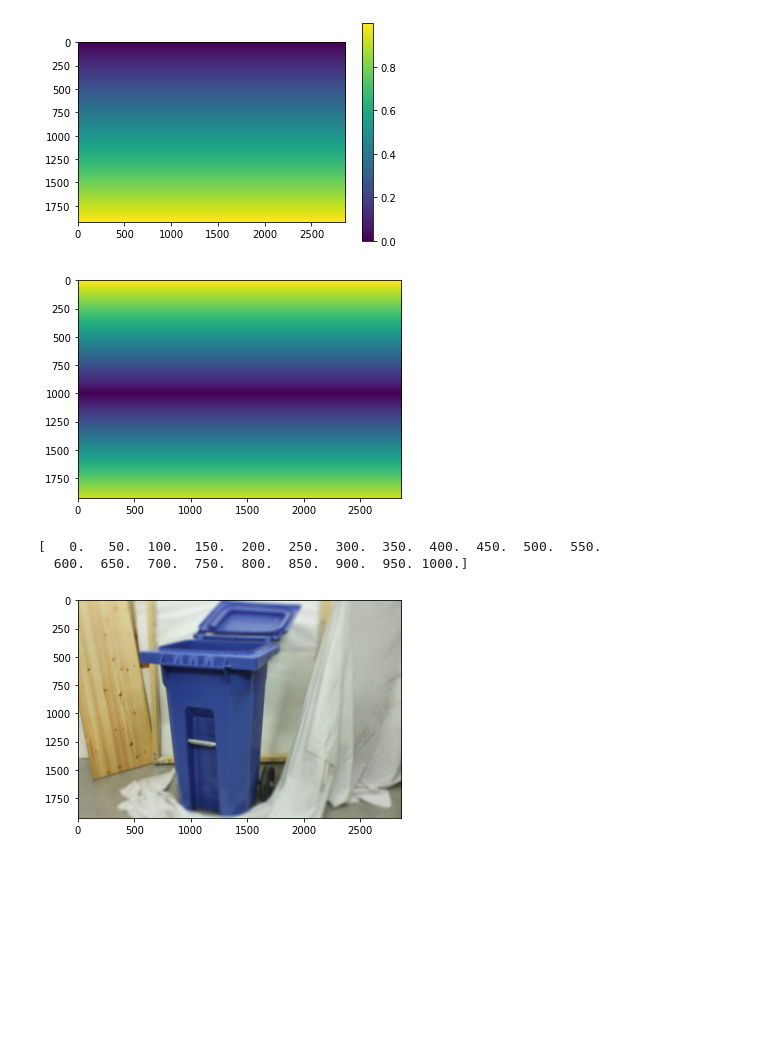
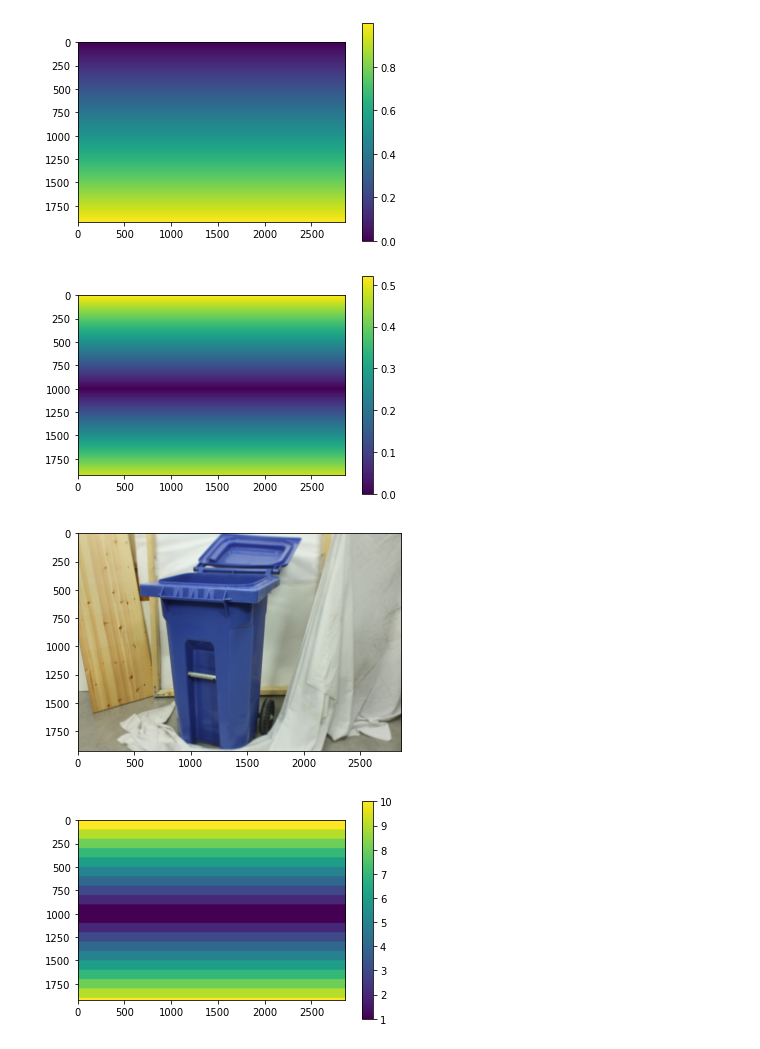
Before and after one commit to BaldPulse/Stereo_depth_energy, a Jupyter notebook: dof.ipynb, the cells around one changed output. Cells and saved outputs as stored; diff of their text form; code cells hidden in the pictures; blank space fills up the shorter version.

Commit message:
Add level segmentation output to dof

```diff
--- a/dof.ipynb
+++ b/dof.ipynb
@@ -9,7 +9,7 @@ plt.show()
 # %% [output]
 [figure]
 # %%
-def dof_blur(color_image, disparity_map, disp_in_focus, levels=10, blurrness=1.5):
+def dof_blur(color_image, disparity_map, disp_in_focus, levels=10, blurriness=1.5):
     # Simulate depth of field effect
     #
     # Inputs:
@@ -25,32 +25,31 @@ def dof_blur(color_image, disparity_map, disp_in_focus, levels=10, blurrness=1.5
 
     h, w = color_image.shape[:2]
     disp_to_focus_map = np.abs(disparity_map - disp_in_focus)
-    plt.imshow(disp_to_focus_map / np.max(disp_to_focus_map))
+    plt.imshow(disp_to_focus_map / np.max(disparity_map))
+    plt.colorbar()
     plt.show()
     disp_min = np.min(disp_to_focus_map)
     disp_max = np.max(disp_to_focus_map)
     disp_strips = np.arange(disp_min, disp_max, (disp_max - disp_min) // levels)
     disp_strips = np.append(disp_strips, [disp_max])
-    print(disp_strips)
+    # print(disp_strips)
 
     # blur color image according to different disparity
     result = color_image.copy()
+    level_segmentation = np.zeros_like(disparity_map)
     for i in range(1, disp_strips.shape[0]):
         disp_low = disp_strips[i-1]
         disp_high = disp_strips[i]
 
         k_size = 2 * i + 1
                                                                   # make the 2nd strip also in focus
-        blurred = cv2.GaussianBlur(color_image, (k_size, k_size), (i / 1.5) ** blurrness - (1 / 1.5) ** 1.2)
-        plt.imshow(blurred)
+        blurred = cv2.GaussianBlur(color_image, (k_size, k_size), (i / 1.5) ** blurriness - (1 / 1.5) ** 1.2)
+        # plt.imshow(blurred)
         # plt.show()
         loc = np.where(np.logical_and(disp_to_focus_map >= disp_low, disp_to_focus_map <= disp_high))
-        temp=np.zeros_like(disp_map)
-        temp[loc] = 1
-        plt.imshow(temp)
-        # plt.show()
+        level_segmentation[loc] = i
         result[loc] = blurred[loc]
-    return result
+    return result, level_segmentation
 # %%
 disp_map = np.zeros(image.shape[:2])
 for i in range(disp_map.shape[0]):
@@ -62,11 +61,13 @@ plt.show()
 # %% [output]
 [figure]
 # %%
-dof_image = dof_blur(image, disp_map, 1000, levels=20)
+dof_image, level_seg = dof_blur(image, disp_map, 1000, levels=10)
 plt.imshow(dof_image)
 plt.show()
+plt.imshow(level_seg)
+plt.colorbar()
+plt.show()
 # %% [output]
-[figure, old version]
+[figure, new version]
-[   0.   50.  100.  150.  200.  250.  300.  350.  400.  450.  500.  550.
-  600.  650.  700.  750.  800.  850.  900.  950. 1000.]
 [figure]
+[figure, added]
```
